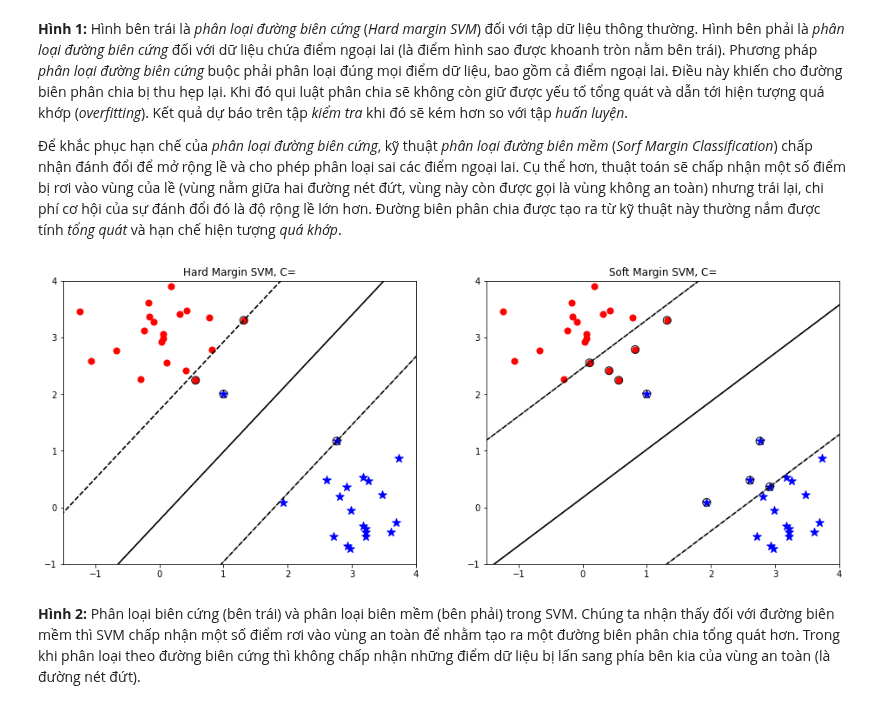
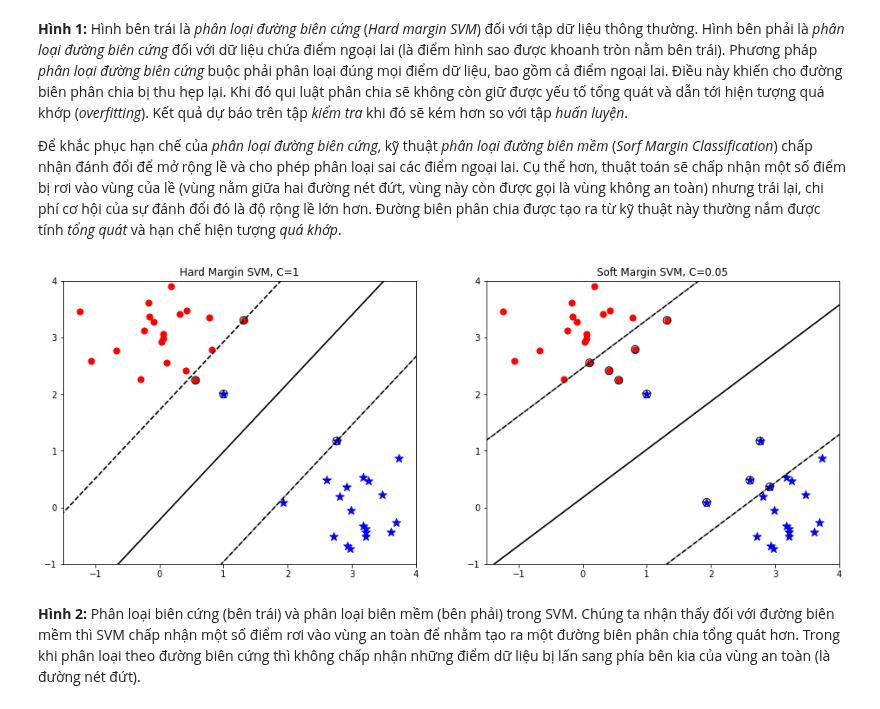
Before and after one commit to phamdinhkhanh/deepai-book, a Jupyter notebook: _sources/ch_ml/SVM.ipynb, the cells around one changed output. Saved outputs shown, nothing was run; the diff lists cells and outputs as text; code cells hidden in the pictures.

```diff
--- a/_sources/ch_ml/SVM.ipynb
+++ b/_sources/ch_ml/SVM.ipynb
@@ -573,36 +573,36 @@ for i, (name, penalty) in enumerate([('hard margin', 1), ('soft margin', 0.05)])
     ax[i].plot(xx, yy_down, 'k--')
     ax[i].plot(xx, yy_up, 'k--')
 
     ax[i].scatter(clf.support_vectors_[:, 0], clf.support_vectors_[:, 1], s=80,
                 facecolors='none', zorder=10, edgecolors='k',
                 cmap=cm.get_cmap('RdBu'))
 
 
     ax[i].scatter(X[idx_cls_0, 0], X[idx_cls_0, 1], c='red', marker='o', s=50)
     ax[i].scatter(X[idx_cls_1, 0], X[idx_cls_1, 1], c='blue', marker='*', s=100)
 
     YY, XX = np.meshgrid(yy, xx)
     xy = np.vstack([XX.ravel(), YY.ravel()]).T
     Z = clf.decision_function(xy).reshape(XX.shape)
     x_min = -1.5
     x_max = 4
     y_min = -1
     y_max = 4
 
     # Put the result into a contour plot
     ax[i].contour(XX, YY, Z, colors='k', levels=[-1, 0, 1], alpha=0.5,
            linestyles=['--', '-', '--'])
 
     ax[i].set_xlim(x_min, x_max)
     ax[i].set_ylim(y_min, y_max)
     if i == 0:
-      ax[i].set_title('Hard Margin SVM, C='.format(penalty))
+      ax[i].set_title('Hard Margin SVM, C={}'.format(penalty))
     else:
-      ax[i].set_title('Soft Margin SVM, C='.format(penalty))
+      ax[i].set_title('Soft Margin SVM, C={}'.format(penalty))
 
 plt.show()
 # %% [output]
-[figure, old version]
+[figure, new version]
 # %% [markdown]
 **Hình 2:** Phân loại biên cứng (bên trái) và phân loại biên mềm (bên phải) trong SVM. Chúng ta nhận thấy đối với đường biên mềm thì SVM chấp nhận một số điểm rơi vào vùng an toàn để nhằm tạo ra một đường biên phân chia tổng quát hơn. Trong khi phân loại theo đường biên cứng thì không chấp nhận những điểm dữ liệu bị lấn sang phía bên kia của vùng an toàn (là đường nét đứt).
 # %% [markdown]
```
Also changed, not shown: parts of 1 cell of this notebook, 4 other files.
